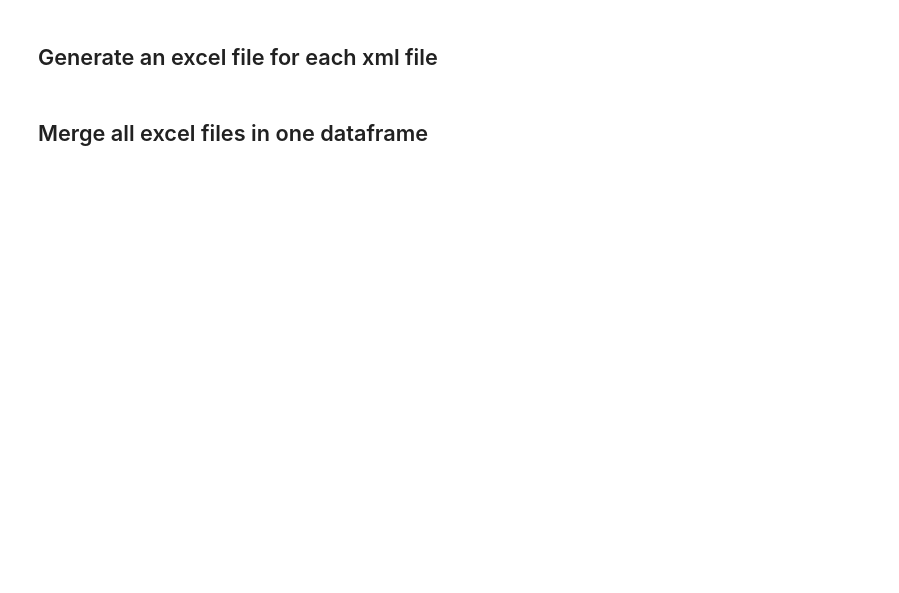
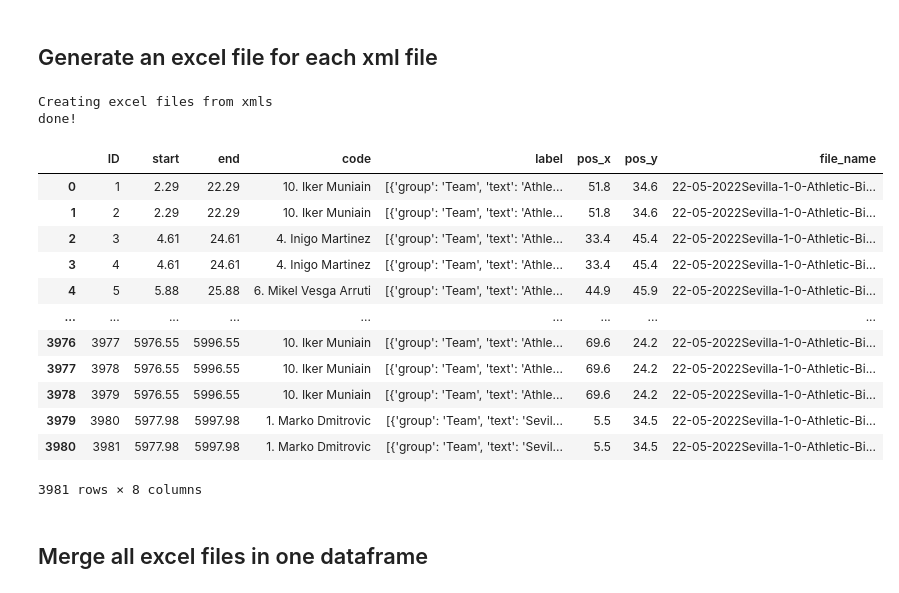
Before and after one commit to adlihs/instatXML, a Jupyter notebook: Instat_XML_file_process.ipynb, the cells around one changed output. Drawn from its saved outputs; the diff is of its cells as text; code cells hidden in the pictures; blank space fills up the shorter version.

```diff
--- a/Instat_XML_file_process.ipynb
+++ b/Instat_XML_file_process.ipynb
@@ -50,21 +77,37 @@ print('done!')
 # %%
 print('Creating excel files from xmls')
 open_file =""
 for xml in xml_files:
   # This line will remove the name of the competion from the xml file name
-  file_name = xml.replace('--Costa-Rica--Primera-Division','')
+  file_name = xml.replace('--Spain--Primera-Division','') # CHOOSE THE TEXT BETWEEN THE DATE AND THE FIRST TEAM NAME IN FILE NAME
   # This line will remove the text '.xml' from the variable 'file_name'
   file_name = file_name.replace('.xml','')
   # This line will create a dataframe with the xml data
   open_file = pdx.read_xml(xml, ['file', 'ALL_INSTANCES', 'instance'], root_is_rows=False)
   # This line is to create a new column named 'file_name', the column will contain the information of the game
   open_file["file_name"] = file_name
   # This line will generate an excel file
   open_file.to_excel(file_name + ".xlsx")
   #print(open_file.file_name)
 
 print('done!')
 open_file
+# %% [output]
+Creating excel files from xmls
+done!
+|  | ID | start | end | code | label | pos_x | pos_y | file_name |
+| 0 | 1 | 2.29 | 22.29 | 10. Iker Muniain | [{'group': 'Team', 'text': 'Athle... | 51.8 | 34.6 | 22-05-2022Sevilla-1-0-Athletic-Bi... |
+| 1 | 2 | 2.29 | 22.29 | 10. Iker Muniain | [{'group': 'Team', 'text': 'Athle... | 51.8 | 34.6 | 22-05-2022Sevilla-1-0-Athletic-Bi... |
+| 2 | 3 | 4.61 | 24.61 | 4. Inigo Martinez | [{'group': 'Team', 'text': 'Athle... | 33.4 | 45.4 | 22-05-2022Sevilla-1-0-Athletic-Bi... |
+| 3 | 4 | 4.61 | 24.61 | 4. Inigo Martinez | [{'group': 'Team', 'text': 'Athle... | 33.4 | 45.4 | 22-05-2022Sevilla-1-0-Athletic-Bi... |
+| 4 | 5 | 5.88 | 25.88 | 6. Mikel Vesga Arruti | [{'group': 'Team', 'text': 'Athle... | 44.9 | 45.9 | 22-05-2022Sevilla-1-0-Athletic-Bi... |
+| ... | ... | ... | ... | ... | ... | ... | ... | ... |
+| 3976 | 3977 | 5976.55 | 5996.55 | 10. Iker Muniain | [{'group': 'Team', 'text': 'Athle... | 69.6 | 24.2 | 22-05-2022Sevilla-1-0-Athletic-Bi... |
+| 3977 | 3978 | 5976.55 | 5996.55 | 10. Iker Muniain | [{'group': 'Team', 'text': 'Athle... | 69.6 | 24.2 | 22-05-2022Sevilla-1-0-Athletic-Bi... |
+| 3978 | 3979 | 5976.55 | 5996.55 | 10. Iker Muniain | [{'group': 'Team', 'text': 'Athle... | 69.6 | 24.2 | 22-05-2022Sevilla-1-0-Athletic-Bi... |
+| 3979 | 3980 | 5977.98 | 5997.98 | 1. Marko Dmitrovic | [{'group': 'Team', 'text': 'Sevil... | 5.5 | 34.5 | 22-05-2022Sevilla-1-0-Athletic-Bi... |
+| 3980 | 3981 | 5977.98 | 5997.98 | 1. Marko Dmitrovic | [{'group': 'Team', 'text': 'Sevil... | 5.5 | 34.5 | 22-05-2022Sevilla-1-0-Athletic-Bi... |
+3981 rows × 8 columns
 # %% [markdown]
 ## Merge all excel files in one dataframe
 # %%
```
Also changed, not shown: parts of 16 cells of this notebook.
